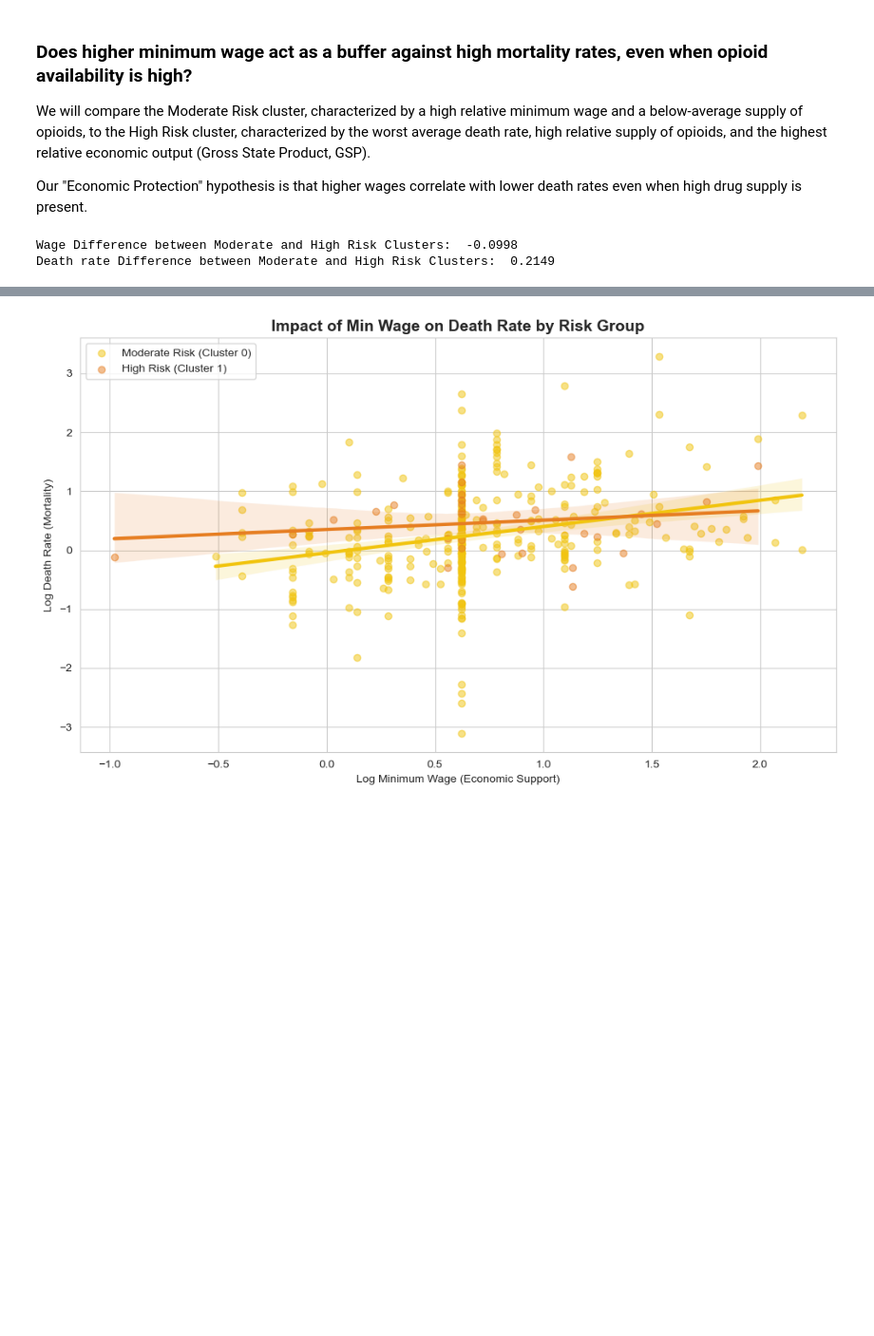
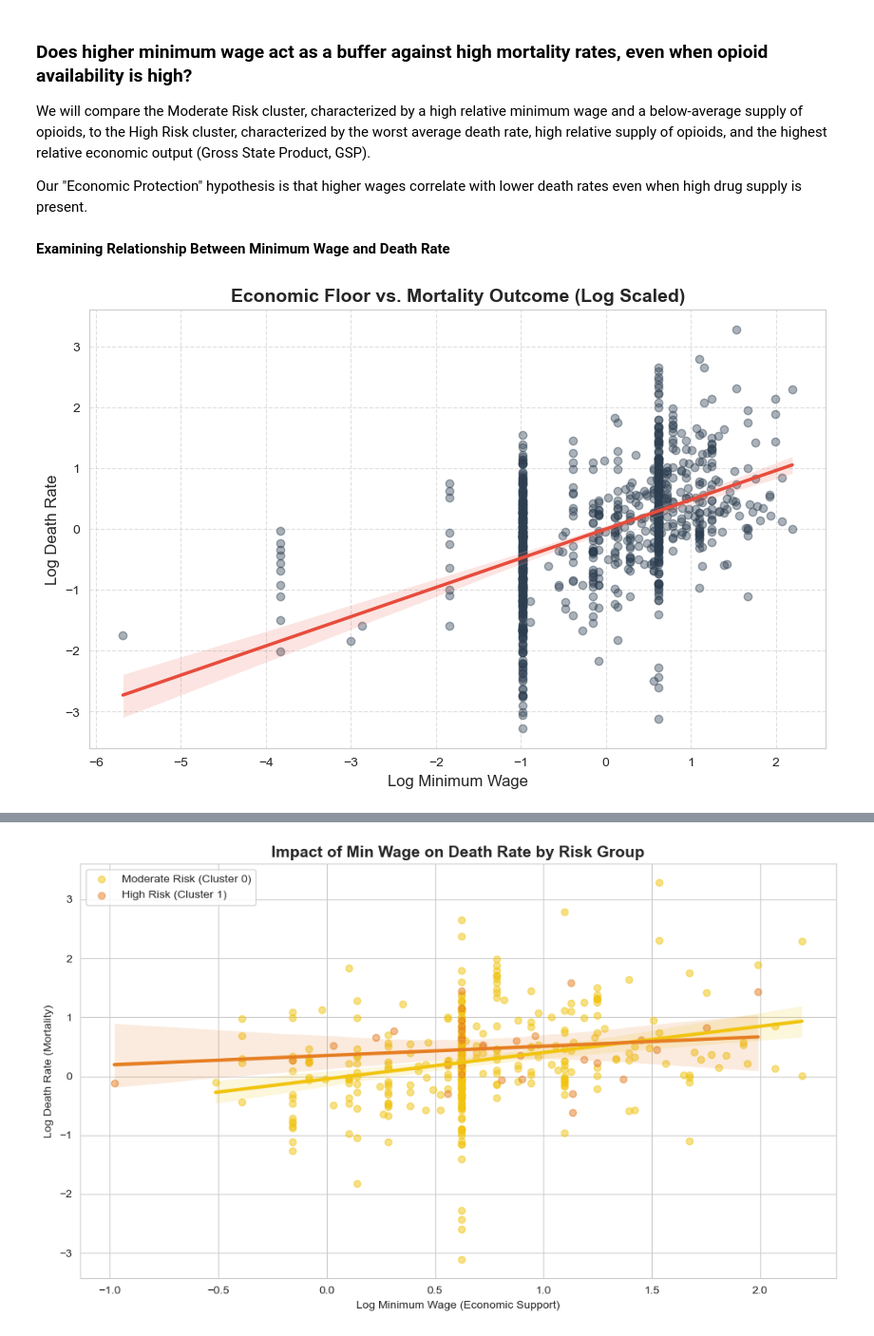
Before and after one commit to amberteetsel/substance-abuse-predictions, a Jupyter notebook: src/insights/death_rate_insights.ipynb, the cells around one changed output, grey strips where cells are left out. Shown at 95% size. Cells and saved outputs as stored; diff of their text form; code cells hidden in the pictures; blank space fills up the shorter version.

Commit message:
Adding further analysis re: economics/drug supply vs death rate

```diff
--- a/src/insights/death_rate_insights.ipynb
+++ b/src/insights/death_rate_insights.ipynb
@@ -110,29 +114,25 @@ memory usage: 179.4+ KB
 We will compare the Moderate Risk cluster, characterized by a high relative minimum wage and a below-average supply of opioids, to the High Risk cluster, characterized by the worst average death rate, high relative supply of opioids, and the highest relative economic output (Gross State Product, GSP).
 
 Our "Economic Protection" hypothesis is that higher wages correlate with lower death rates even when high drug supply is present.
-# %%
-# Isolate clusters
-df_comp = df.loc[df.cluster_num.isin([0,1])].copy()
-# df_comp['log_drug_supply'] = df_comp.log_oxy + df_comp.log_fent
-
-# Calculate "buffer"
-stats_comp = df_comp.groupby('cluster_lab').agg({
-    'log_min_wage': 'mean',
-    'log_death_rate': 'mean',
-    'log_oxy': 'mean',
-    'log_fent': 'mean',
-    'log_oxy_fent': 'mean'
-}).reset_index()
-
-# Calc differences
-wage_diff = stats_comp.loc[stats_comp['cluster_lab'].str.contains('Moderate'), 'log_min_wage'].values[0] - \
-            stats_comp.loc[stats_comp['cluster_lab'].str.contains('Prescription'), 'log_min_wage'].values[0]
-
-death_diff = stats_comp.loc[stats_comp['cluster_lab'].str.contains('Prescription'), 'log_death_rate'].values[0] - \
-             stats_comp.loc[stats_comp['cluster_lab'].str.contains('Moderate'), 'log_death_rate'].values[0]
-
-print(f"Wage Difference between Moderate and High Risk Clusters: ", round(wage_diff,4))
-print(f"Death rate Difference between Moderate and High Risk Clusters: ", round(death_diff,4))
-# %% [output]
-Wage Difference between Moderate and High Risk Clusters:  -0.0998
-Death rate Difference between Moderate and High Risk Clusters:  0.2149
+# %% [markdown]
+**Examining Relationship Between Minimum Wage and Death Rate**
+# %%
+# plot of death vs min wage
+plt.figure(figsize=(10, 6))
+sns.regplot(
+    data=df,
+    x='log_min_wage',
+    y='log_death_rate',
+    scatter_kws={'alpha':0.4, 'color':'#2c3e50'},
+    line_kws={'color':'#e74c3c', 'lw':2.5}
+)
+
+plt.title("Economic Floor vs. Mortality Outcome (Log Scaled)", fontsize=14, fontweight='bold')
+plt.xlabel("Log Minimum Wage", fontsize=12)
+plt.ylabel("Log Death Rate", fontsize=12)
+plt.grid(True, linestyle='--', alpha=0.6)
+
+plt.savefig(os.path.join(BASE_DIR, "resources", "death_rate_plots", "death_v_minwage.png"), dpi=300)
+plt.show()
+# %% [output]
+[figure, added]
```
Also changed, not shown: parts of 9 cells of this notebook, 1 other file.
